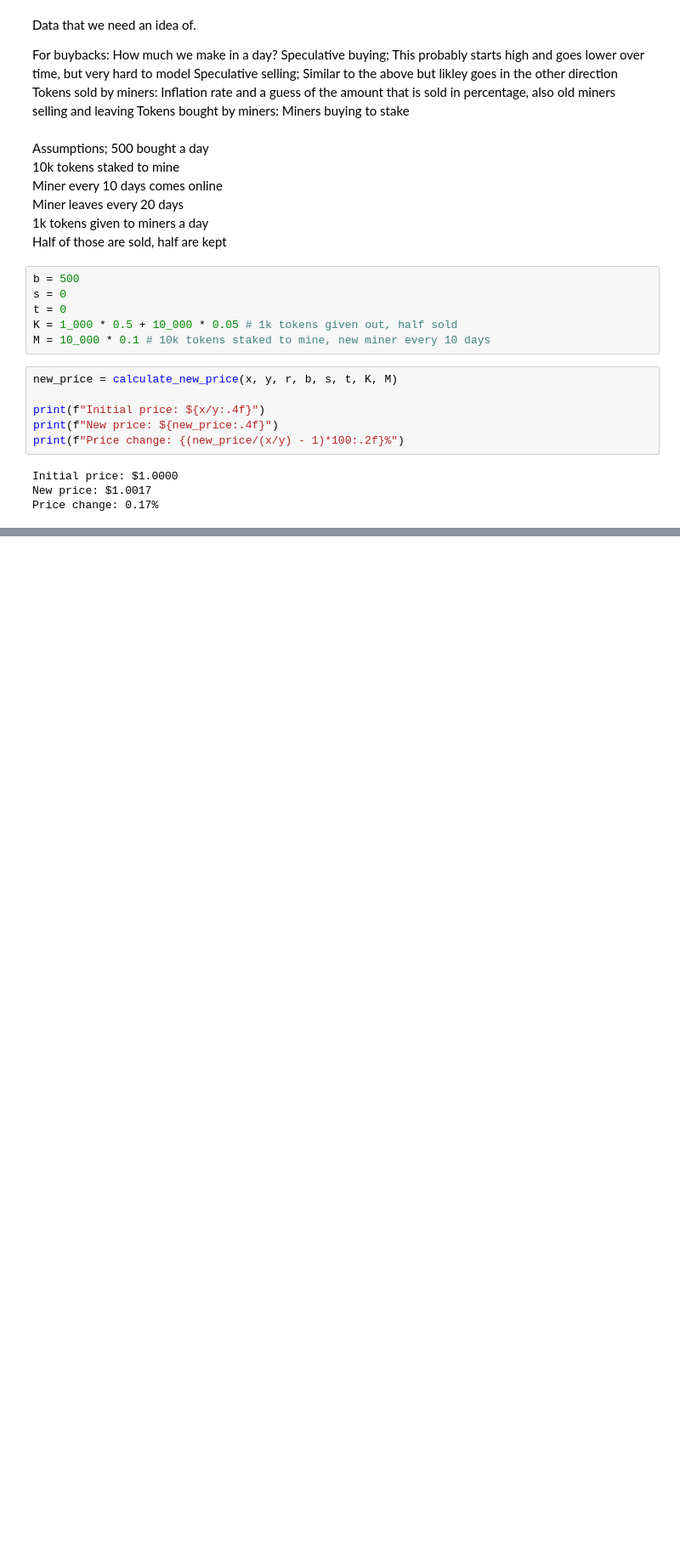
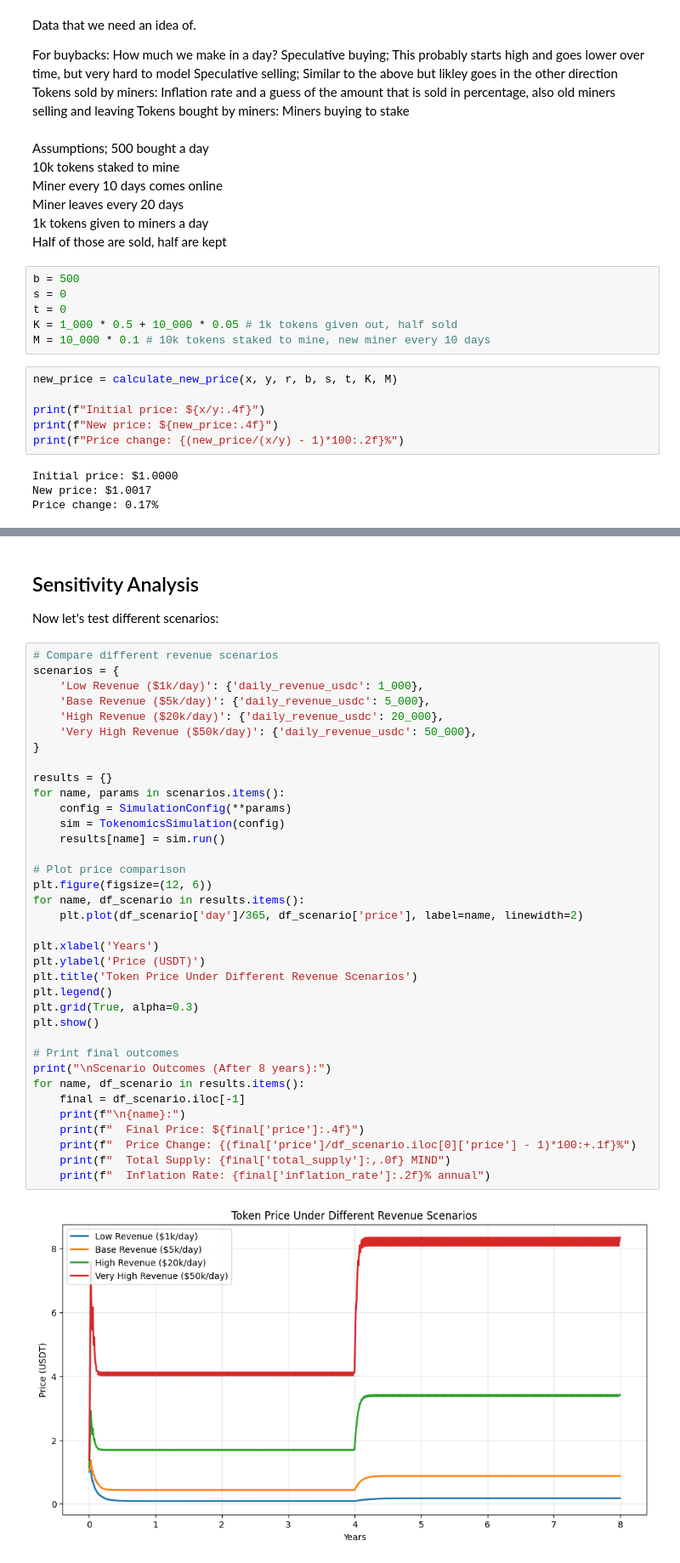
Before and after one commit to ryskyboi/mind-token, a Jupyter notebook: token.ipynb, the cells around one changed output, grey strips where cells are left out. Shown at 85% size. Saved outputs shown, nothing was run; the diff lists cells and outputs as text; blank space fills up the shorter version.

```diff
--- a/token.ipynb
+++ b/token.ipynb
@@ -118,0 +409,42 @@ Price change: 0.17%
+# %% [markdown]
+## Sensitivity Analysis
+
+Now let's test different scenarios:
+# %%
+# Compare different revenue scenarios
+scenarios = {
+    'Low Revenue ($1k/day)': {'daily_revenue_usdc': 1_000},
+    'Base Revenue ($5k/day)': {'daily_revenue_usdc': 5_000},
+    'High Revenue ($20k/day)': {'daily_revenue_usdc': 20_000},
+    'Very High Revenue ($50k/day)': {'daily_revenue_usdc': 50_000},
+}
+
+results = {}
+for name, params in scenarios.items():
+    config = SimulationConfig(**params)
+    sim = TokenomicsSimulation(config)
+    results[name] = sim.run()
+
+# Plot price comparison
+plt.figure(figsize=(12, 6))
+for name, df_scenario in results.items():
+    plt.plot(df_scenario['day']/365, df_scenario['price'], label=name, linewidth=2)
+
+plt.xlabel('Years')
+plt.ylabel('Price (USDT)')
+plt.title('Token Price Under Different Revenue Scenarios')
+plt.legend()
+plt.grid(True, alpha=0.3)
+plt.show()
+
+# Print final outcomes
+print("\nScenario Outcomes (After 8 years):")
+for name, df_scenario in results.items():
+    final = df_scenario.iloc[-1]
+    print(f"\n{name}:")
+    print(f"  Final Price: ${final['price']:.4f}")
+    print(f"  Price Change: {(final['price']/df_scenario.iloc[0]['price'] - 1)*100:+.1f}%")
+    print(f"  Total Supply: {final['total_supply']:,.0f} MIND")
+    print(f"  Inflation Rate: {final['inflation_rate']:.2f}% annual")
+# %% [output]
+[figure, added]
```
Also changed, not shown: parts of 9 cells of this notebook, 1 other file.
